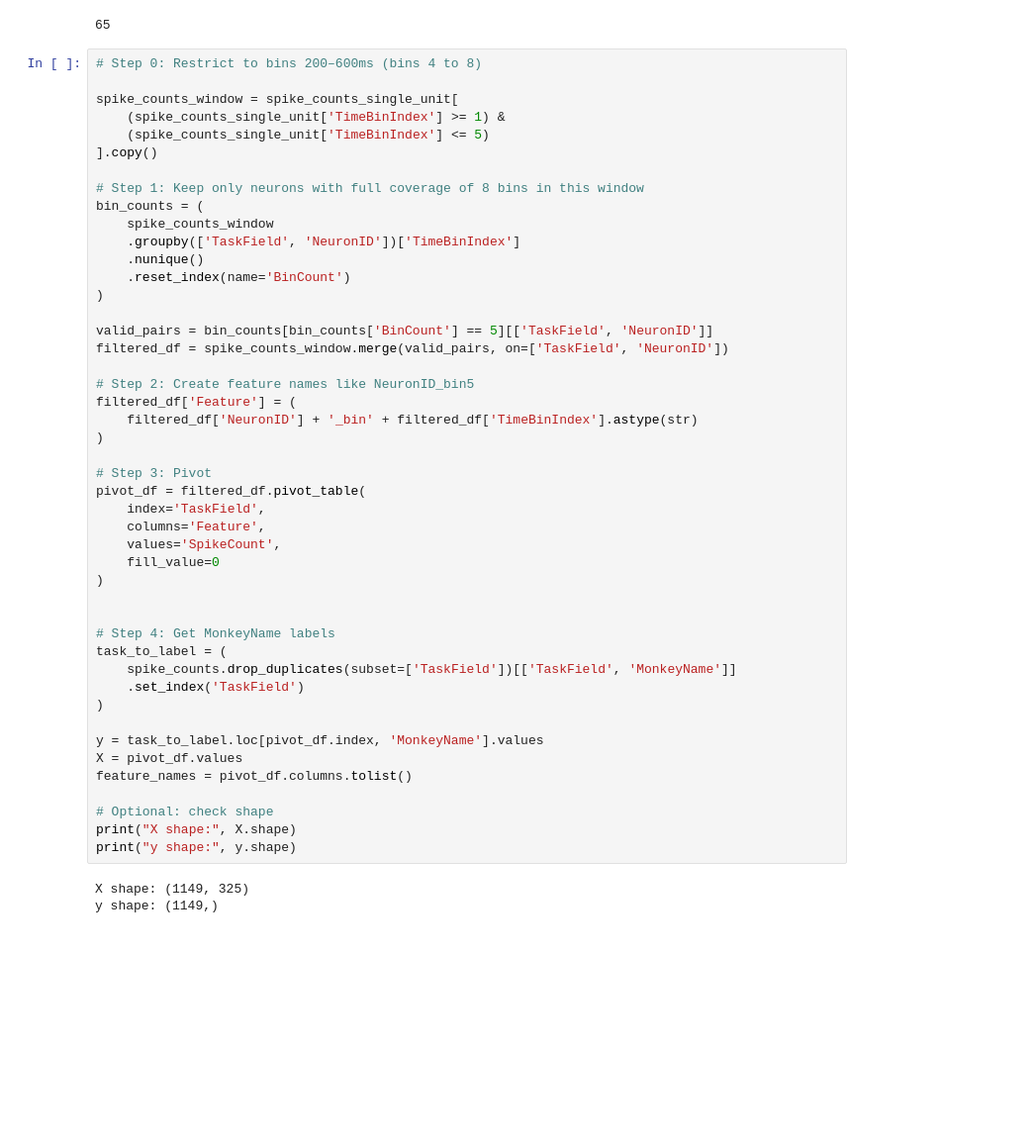
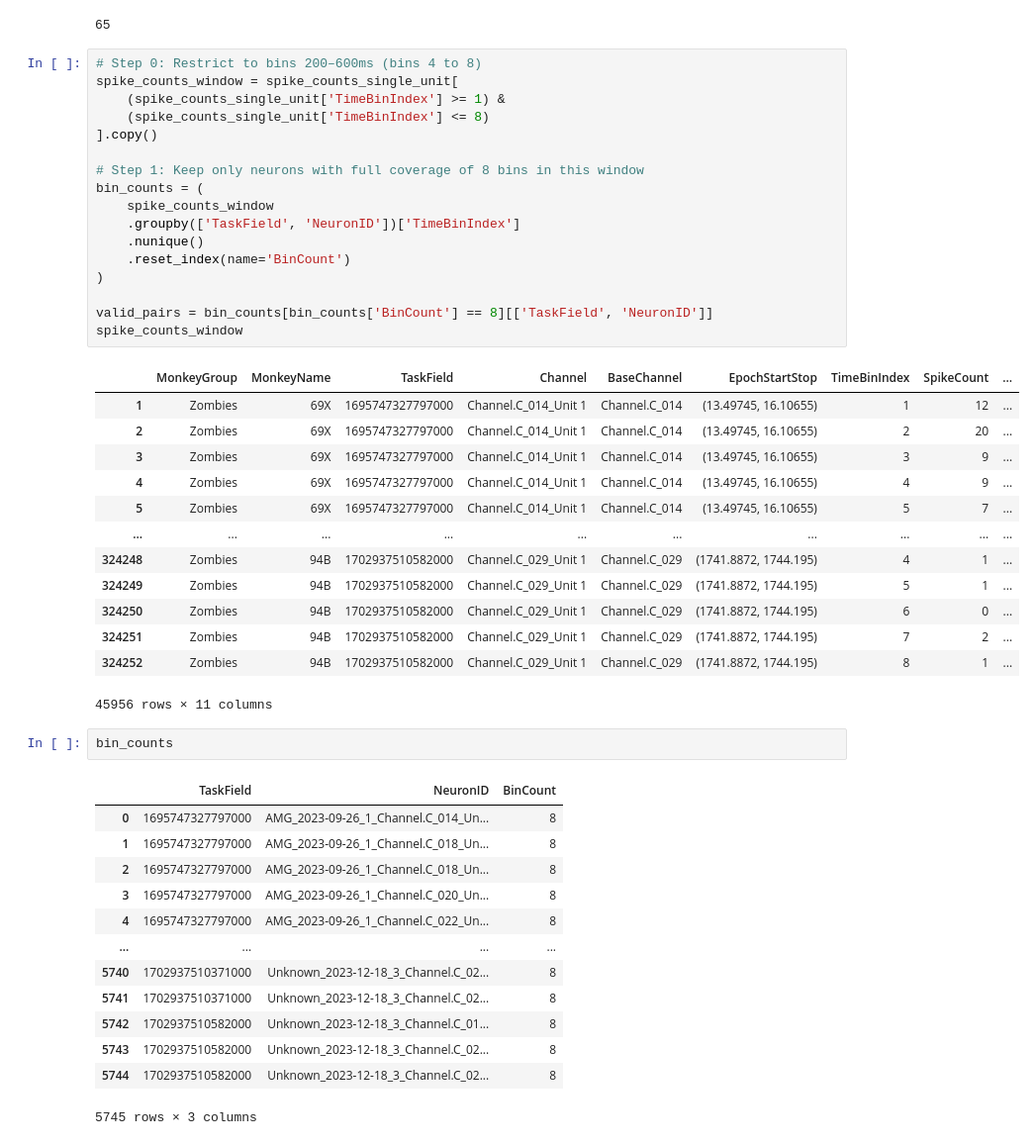
Before and after one commit to EdConnorLab/Julie, a Jupyter notebook: notebooks/population_decoding/MLP.ipynb, the cells around one changed output. Shown at 99% size. Drawn from its saved outputs; the diff is of its cells as text; blank space fills up the shorter version.

```diff
--- a/notebooks/population_decoding/MLP.ipynb
+++ b/notebooks/population_decoding/MLP.ipynb
@@ -72,50 +18,48 @@ spike_counts_single_unit['NeuronID'].nunique()
 65
 # %%
 # Step 0: Restrict to bins 200–600ms (bins 4 to 8)
-
 spike_counts_window = spike_counts_single_unit[
     (spike_counts_single_unit['TimeBinIndex'] >= 1) &
-    (spike_counts_single_unit['TimeBinIndex'] <= 5)
+    (spike_counts_single_unit['TimeBinIndex'] <= 8)
 ].copy()
 
 # Step 1: Keep only neurons with full coverage of 8 bins in this window
 bin_counts = (
     spike_counts_window
     .groupby(['TaskField', 'NeuronID'])['TimeBinIndex']
     .nunique()
     .reset_index(name='BinCount')
 )
 
-valid_pairs = bin_counts[bin_counts['BinCount'] == 5][['TaskField', 'NeuronID']]
-filtered_df = spike_counts_window.merge(valid_pairs, on=['TaskField', 'NeuronID'])
-
-# Step 2: Create feature names like NeuronID_bin5
-filtered_df['Feature'] = (
-    filtered_df['NeuronID'] + '_bin' + filtered_df['TimeBinIndex'].astype(str)
-)
-
-# Step 3: Pivot
-pivot_df = filtered_df.pivot_table(
-    index='TaskField',
-    columns='Feature',
-    values='SpikeCount',
-    fill_value=0
-)
-
-
-# Step 4: Get MonkeyName labels
-task_to_label = (
-    spike_counts.drop_duplicates(subset=['TaskField'])[['TaskField', 'MonkeyName']]
-    .set_index('TaskField')
-)
-
-y = task_to_label.loc[pivot_df.index, 'MonkeyName'].values
-X = pivot_df.values
-feature_names = pivot_df.columns.tolist()
-
-# Optional: check shape
-print("X shape:", X.shape)
-print("y shape:", y.shape)
+valid_pairs = bin_counts[bin_counts['BinCount'] == 8][['TaskField', 'NeuronID']]
+spike_counts_window
 # %% [output]
+|  | MonkeyGroup | MonkeyName | TaskField | Channel | BaseChannel | EpochStartStop | TimeBinIndex | SpikeCount | ... |
+| 1 | Zombies | 69X | 1695747327797000 | Channel.C_014_Unit 1 | Channel.C_014 | (13.49745, 16.10655) | 1 | 12 | ... |
+| 2 | Zombies | 69X | 1695747327797000 | Channel.C_014_Unit 1 | Channel.C_014 | (13.49745, 16.10655) | 2 | 20 | ... |
+| 3 | Zombies | 69X | 1695747327797000 | Channel.C_014_Unit 1 | Channel.C_014 | (13.49745, 16.10655) | 3 | 9 | ... |
+| 4 | Zombies | 69X | 1695747327797000 | Channel.C_014_Unit 1 | Channel.C_014 | (13.49745, 16.10655) | 4 | 9 | ... |
+| 5 | Zombies | 69X | 1695747327797000 | Channel.C_014_Unit 1 | Channel.C_014 | (13.49745, 16.10655) | 5 | 7 | ... |
+| ... | ... | ... | ... | ... | ... | ... | ... | ... | ... |
+| 324248 | Zombies | 94B | 1702937510582000 | Channel.C_029_Unit 1 | Channel.C_029 | (1741.8872, 1744.195) | 4 | 1 | ... |
+| 324249 | Zombies | 94B | 1702937510582000 | Channel.C_029_Unit 1 | Channel.C_029 | (1741.8872, 1744.195) | 5 | 1 | ... |
+| 324250 | Zombies | 94B | 1702937510582000 | Channel.C_029_Unit 1 | Channel.C_029 | (1741.8872, 1744.195) | 6 | 0 | ... |
+| 324251 | Zombies | 94B | 1702937510582000 | Channel.C_029_Unit 1 | Channel.C_029 | (1741.8872, 1744.195) | 7 | 2 | ... |
+| 324252 | Zombies | 94B | 1702937510582000 | Channel.C_029_Unit 1 | Channel.C_029 | (1741.8872, 1744.195) | 8 | 1 | ... |
-X shape: (1149, 325)
-y shape: (1149,)
+45956 rows × 11 columns
+# %%
+bin_counts
+# %% [output]
+|  | TaskField | NeuronID | BinCount |
+| 0 | 1695747327797000 | AMG_2023-09-26_1_Channel.C_014_Un... | 8 |
+| 1 | 1695747327797000 | AMG_2023-09-26_1_Channel.C_018_Un... | 8 |
+| 2 | 1695747327797000 | AMG_2023-09-26_1_Channel.C_018_Un... | 8 |
+| 3 | 1695747327797000 | AMG_2023-09-26_1_Channel.C_020_Un... | 8 |
+| 4 | 1695747327797000 | AMG_2023-09-26_1_Channel.C_022_Un... | 8 |
+| ... | ... | ... | ... |
+| 5740 | 1702937510371000 | Unknown_2023-12-18_3_Channel.C_02... | 8 |
+| 5741 | 1702937510371000 | Unknown_2023-12-18_3_Channel.C_02... | 8 |
+| 5742 | 1702937510582000 | Unknown_2023-12-18_3_Channel.C_01... | 8 |
+| 5743 | 1702937510582000 | Unknown_2023-12-18_3_Channel.C_02... | 8 |
+| 5744 | 1702937510582000 | Unknown_2023-12-18_3_Channel.C_02... | 8 |
+5745 rows × 3 columns
```
Also changed, not shown: parts of 5 cells of this notebook, 1 other file.
